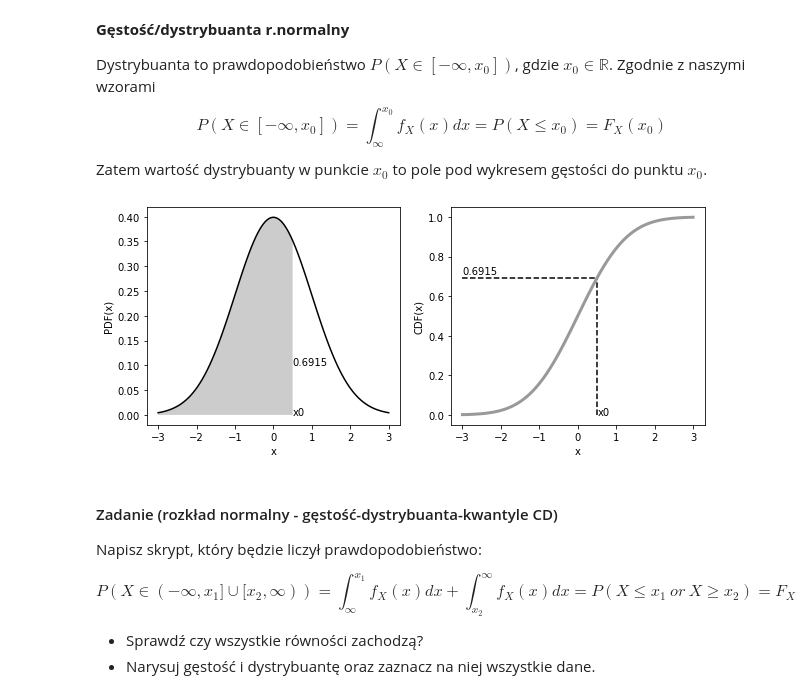
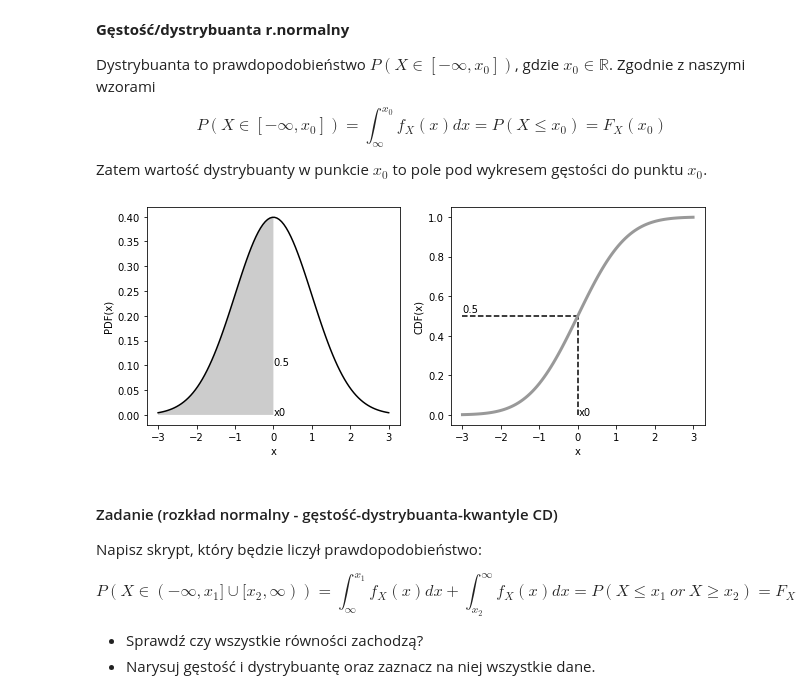
Before and after one commit to MalgosiaL/stat_prob_2020_10, a Jupyter notebook: sobota_lab.ipynb, the cells around one changed output. Saved outputs shown, nothing was run; the diff lists cells and outputs as text; code cells hidden in the pictures.

```diff
--- a/sobota_lab.ipynb
+++ b/sobota_lab.ipynb
@@ -1191,34 +1270,35 @@ Zatem wartość dystrybuanty w punkcie $x_0$ to pole pod wykresem gęstości do
 # %%
 (mu, sigma) = (0,1)
 nd = stats.norm(mu, sigma)
-x0 = 0.5
+x0 = -1.6448536269514729
+x0 = 0
 inte = nd.cdf(x0)
 
 x = np.linspace(-3, 3, 100)
 yp = nd.pdf(x)
 y = nd.cdf(x)
 x1 = np.linspace(-3, x0)
 y1 = nd.pdf(x1)
 
 figs, axs = plt.subplots(1, 2, figsize=(10, 4))
 
 axs[0].plot(x, yp, 'k')
 axs[0].fill_between(x1, y1, facecolor='#CCCCCC')
 axs[0].text(x0, 0.1, np.round(inte,4))
 axs[0].text(x0, 0, 'x0')
 axs[0].set_xlabel('x')
 axs[0].set_ylabel('PDF(x)')
 
 axs[1].plot(x, y, '#999999', lw=3)
 axs[1].set_xlabel('x')
 axs[1].set_ylabel('CDF(x)')
 axs[1].text(-3, nd.cdf(x0)+0.02, np.round(nd.cdf(x0), 4))
 axs[1].text(x0 + 0.03, 0, 'x0')
 plt.vlines(x0, 0, nd.cdf(x0), linestyles='--')
 plt.hlines(nd.cdf(x0), -3, x0, linestyles='--')
 plt.show()
 # %% [output]
-[figure, old version]
+[figure, new version]
 # %% [markdown]
 #### Zadanie (rozkład normalny - gęstość-dystrybuanta-kwantyle CD)
 
```
Also changed, not shown: parts of 35 cells of this notebook.
